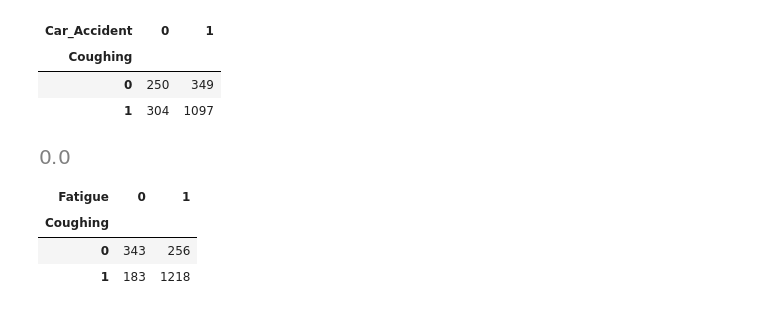
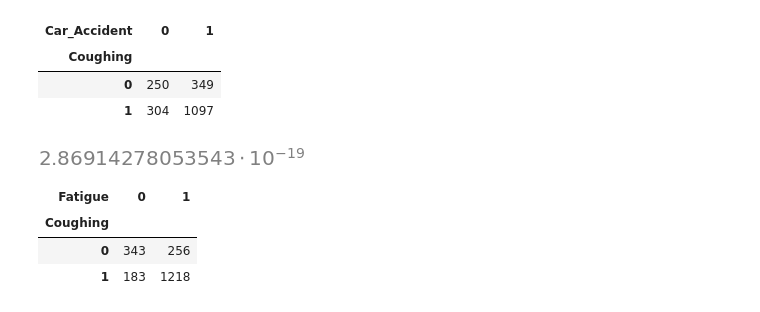
Before and after one commit to keerthybalan/CausalDS_LUCAS, a Jupyter notebook: EDA.ipynb, the cells around one changed output. Saved outputs shown, nothing was run; the diff lists cells and outputs as text; code cells hidden in the pictures.

```diff
--- a/EDA.ipynb
+++ b/EDA.ipynb
@@ -165,9 +198,10 @@ pd.crosstab(index=train['Coughing'], columns=train['Car_Accident'])
 # %%
 from scipy.stats import fisher_exact
 oddsratio, pvalue = fisher_exact([[250, 349], [304, 1097]])
 round(pvalue,10)
+pvalue
 # %% [output]
-[figure, old version]
+[figure, new version]
 # %%
 #create contingency table
 pd.crosstab(index=train['Coughing'], columns=train['Fatigue'])
```
Also changed, not shown: parts of 37 cells of this notebook.
